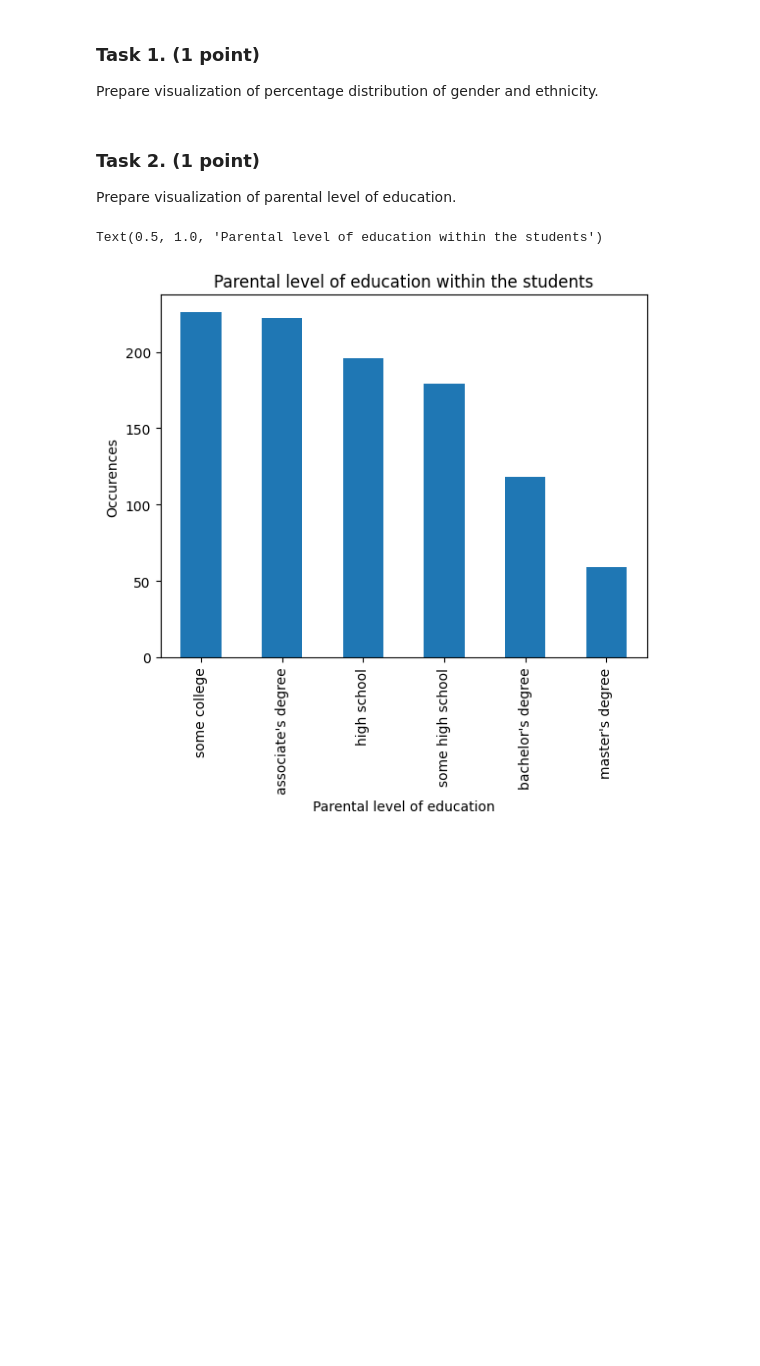
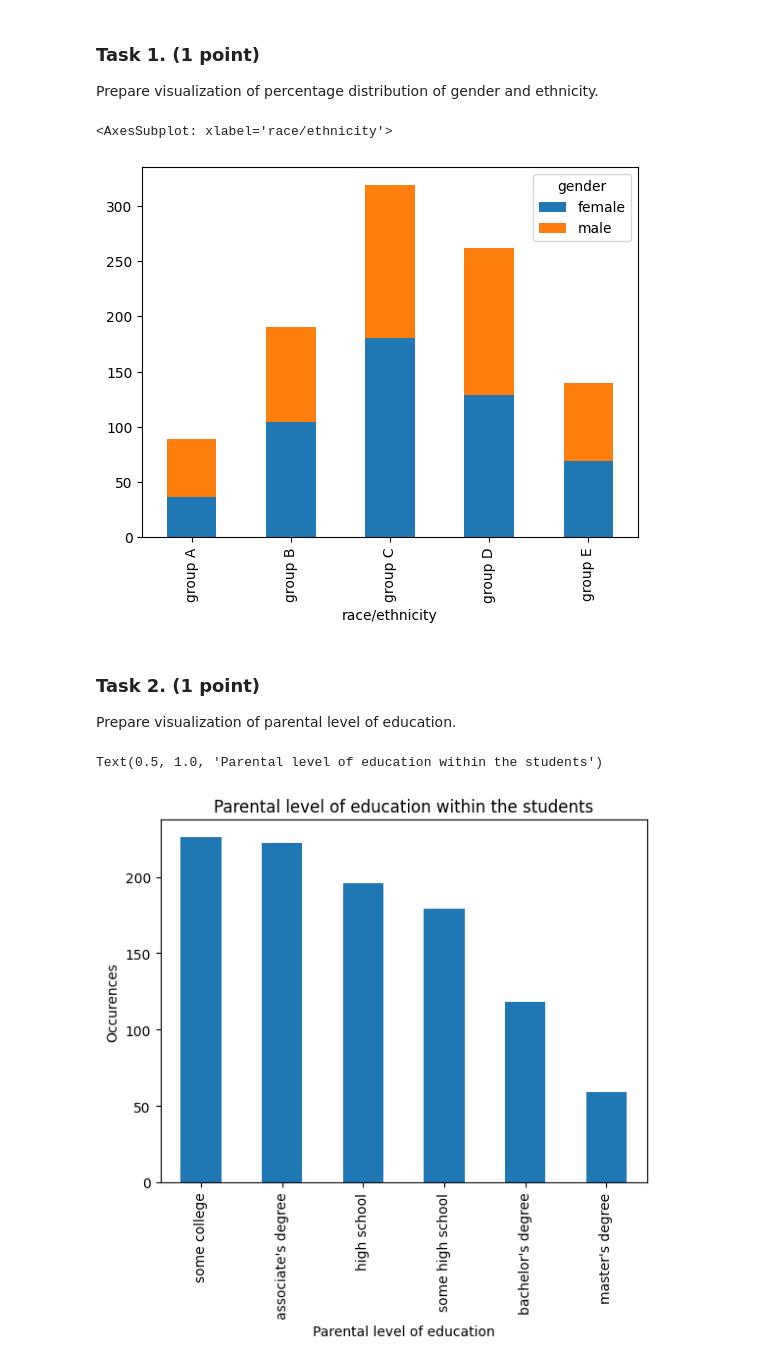
Before and after one commit to BTeclaw/Advanced-Data-Mining, a Jupyter notebook: ADM_Homework4/data_visualization.ipynb, the cells around one changed output. Cells and saved outputs as stored; diff of their text form; code cells hidden in the pictures; blank space fills up the shorter version.

```diff
--- a/ADM_Homework4/data_visualization.ipynb
+++ b/ADM_Homework4/data_visualization.ipynb
@@ -238,3 +236,12 @@ Prepare visualization of percentage distribution of gender and ethnicity.
+# %%
+# Your answer here
+
+plot_df = df[['gender', 'race/ethnicity']].pivot_table(index='race/ethnicity', columns='gender', aggfunc='size')
+
+plot_df.plot.bar(stacked=True)
+# %% [output]
+<AxesSubplot: xlabel='race/ethnicity'>
+[figure, added]
 # %% [markdown]
 ### Task 2. (1 point)
 
```
Also changed, not shown: parts of 7 cells of this notebook, 2 other files.
